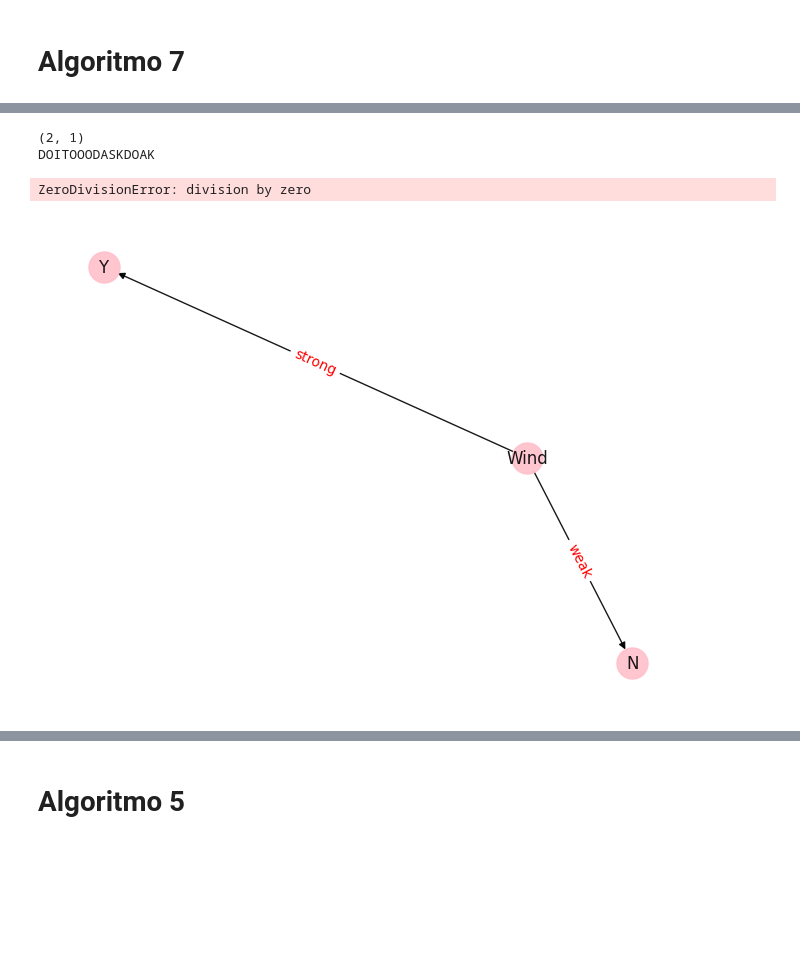
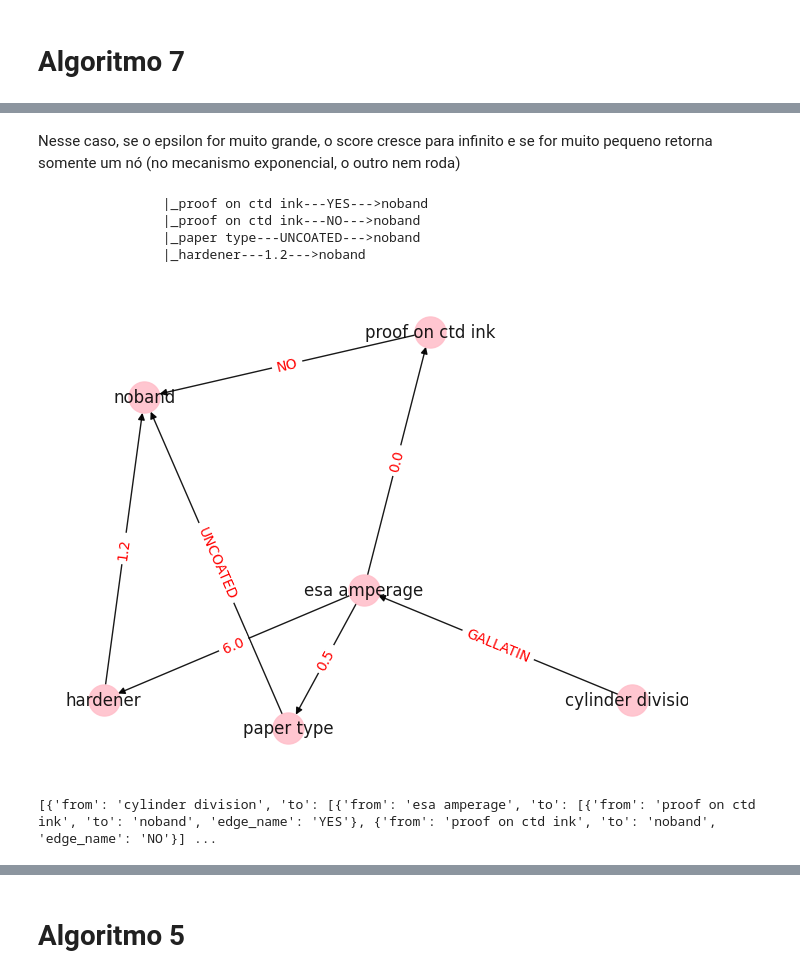
Before and after one commit to kalebemaiaa/localDampening, a Jupyter notebook: ID3_algoritmo.ipynb, the cells around one changed output, grey strips where cells are left out. Drawn from its saved outputs; the diff is of its cells as text; code cells hidden in the pictures; blank space fills up the shorter version.

```diff
--- a/ID3_algoritmo.ipynb
+++ b/ID3_algoritmo.ipynb
@@ -61,11 +137,2 @@ def permute_and_flip(data, score_func, list_outputs, epsilon, global_sensivity):
 # %% [markdown]
 # Algoritmo 7
-# %%
-data = {
- "Outlook": ["rain", "rain", "sun", "sun", "sun"],
- "Wind": ["strong", "weak", "strong", "weak", "strong"],
- "Decision":  ["Y", "N", "Y", "N", "N"]
-}
-
-df = pd.DataFrame(data)
-df
@@ -193,9 +272,9 @@ def build_diff_PID3(data:pd.DataFrame, list_columns: list, target, profundidade,
         max_Nc = max(data_output_partitions)
         return (data_target_list[data_output_partitions.index(max_Nc)])
 
-    # columns_hat = exp_mechanism_geral(data, score_func_exp, list_columns, epsilon, np.log2(data.shape[0] + 1) + 1/np.log(2), target)
-    # local_sensivity_at_tDistance_alg7
-    columns_hat = local_dampening_mechanism(data, score_func_exp, local_sensivity_at_tDistance_alg7, list_columns, epsilon, target)
+    columns_hat = exp_mechanism_k(data, score_func_exp, list_columns, epsilon, np.log2(data.shape[0] + 1) + 1/np.log(2), target)
+    # columns_hat = local_dampening_mechanism_k(data, score_func_exp, local_sensivity_at_tDistance_alg7, list_columns, epsilon, target)
+    # columns_hat = local_dampening_mechanism_d(data, score_func_exp, local_sensivity_at_tDistance_alg7, list_columns, epsilon, target)
     data_i = [(data[data[columns_hat] == i], i ) for i in data[columns_hat].unique()]
     list_columns.remove(columns_hat)
     arvore = []
@@ -219,41 +298,71 @@ def global_diff_PID3(data:pd.DataFrame, target, profundidade: int, privacy_budge
     epsilon = privacy_budget / (2 * (profundidade + 1))
     lista_colunas = data.columns.to_list()
     lista_colunas.remove(target)
+    # print(data, lista_colunas, target, profundidade, epsilon)
     return build_diff_PID3(data, lista_colunas, target, profundidade, epsilon)
 
 # Atribua um valor de privacidade para o orçamento de privacidade
-epsilon = 10
+epsilon = 100
 
 # Chame a função global_diff_PID3 para construir a árvore de decisão diferencial com privacidade global
-arvore_molde = global_diff_PID3(df, "Decision", 2, epsilon)
+arvore_molde = global_diff_PID3(my_data, "band type", 3, epsilon)
-# %% [output]
-(2, 1)
-DOITOOODASKDOAK
-ZeroDivisionError: division by zero
+# %% [markdown]
+Nesse caso, se o epsilon for muito grande, o score cresce para infinito e se for muito pequeno retorna somente um nó (no mecanismo exponencial, o outro nem roda)
 # %%
 # nx.draw(arvore)
 # plt.show()
+
 def molde2draw(molde):
     G = nx.DiGraph()
-    edge_labels = {}
+    lista_labels = {}
+
+    def add_edge(from_name, to_name, edge_label):
+        if isinstance(to_name, list):
+            for item in to_name:
+                to_name = item["from"]
+                add_edge(item["from"], item["to"], item["edge_name"])
+
+        G.add_edge(from_name, to_name)
+        lista_labels[(from_name, to_name)] = edge_label
+
     for dict_node in molde:
-        to_node = dict_node["to"]
-        G.add_edge(dict_node["from"], dict_node["to"])
-        edge_labels[(dict_node["from"], dict_node["to"])] = dict_node["edge_name"]
+        add_edge(dict_node["from"], dict_node["to"], dict_node["edge_name"])
+
     pos = nx.spring_layout(G)
     nx.draw(
         G, pos, edge_color='black', width=1, linewidths=1,
         node_size=500, node_color='pink', alpha=0.9,
         labels={node: node for node in G.nodes()}
     )
     nx.draw_networkx_edge_labels(
         G, pos,
-        edge_labels=edge_labels,
+        edge_labels=lista_labels,
         font_color='red'
     )
     plt.axis('off')
     plt.show()
+
+def print_tree(tree, indent=0):
+    if isinstance(tree, list):
+        for item in tree:
+            print_tree(item, indent)
+    else:
+        to_node = tree.get('to', '')
+        if isinstance(to_node, list):
+            print_tree(to_node, indent + 1)
+            return
+        from_node = tree.get('from', '')
+        edge_name = tree.get('edge_name', '')
+        print('  ' * (4*indent) + f"|_{from_node}---{edge_name}--->{to_node}")
+
 # print(arvore_molde)
+print_tree(arvore_molde)
 molde2draw(arvore_molde)
+print(arvore_molde)
 # %% [output]
+                |_proof on ctd ink---YES--->noband
+                |_proof on ctd ink---NO--->noband
+                |_paper type---UNCOATED--->noband
+                |_hardener---1.2--->noband
-[figure, old version]
+[figure, new version]
+[{'from': 'cylinder division', 'to': [{'from': 'esa amperage', 'to': [{'from': 'proof on ctd ink', 'to': 'noband', 'edge_name': 'YES'}, {'from': 'proof on ctd ink', 'to': 'noband', 'edge_name': 'NO'}] ...
```
Also changed, not shown: parts of 26 cells of this notebook, 3 other files.
